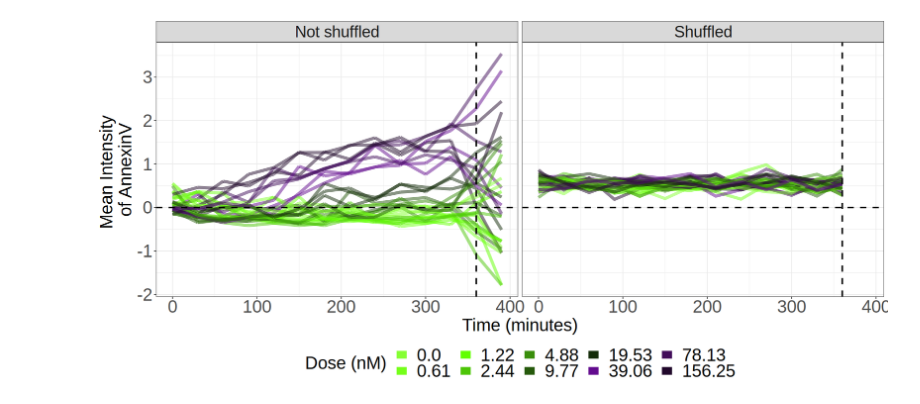
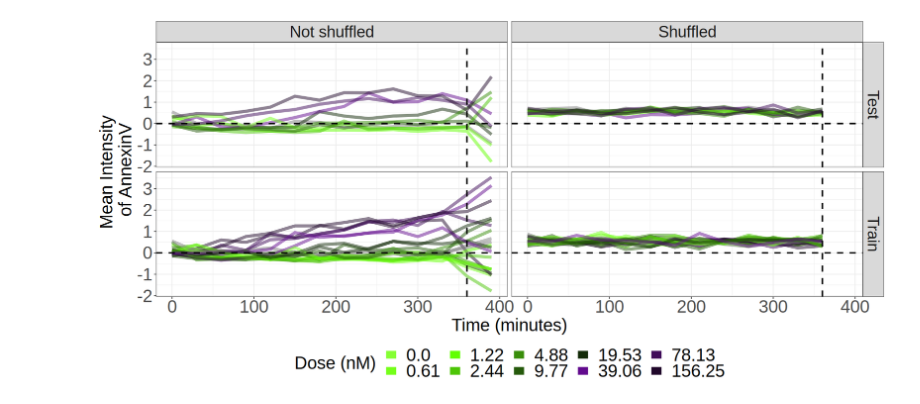
Before and after one commit to WayScience/live_cell_timelapse_apoptosis_analysis, a Jupyter notebook: 5.bulk_timelapse_model/notebooks/4.plot_results.ipynb, the cells around one changed output. Cells and saved outputs as stored; diff of their text form; code cells hidden in the pictures.

Commit message:
adding figures

```diff
--- a/5.bulk_timelapse_model/notebooks/4.plot_results.ipynb
+++ b/5.bulk_timelapse_model/notebooks/4.plot_results.ipynb
@@ -52,7 +52,9 @@ actual_results <- actual_results %>%
 
 columns_to_keep <- colnames(actual_results)
 
+
+
 results_file_path <- file.path("../results/predicted_terminal_profiles_from_all_time_points.parquet")
 results <- arrow::read_parquet(results_file_path)
 
-results <- results[, colnames(results) %in% columns_to_keep]
+subset_results <- results[, colnames(results) %in% columns_to_keep]
@@ -59,14 +67,15 @@ results <- results[, colnames(results) %in% columns_to_keep]
 # %%
 
 # merge the two dataframes on the columns "Metadata_Time" and "Metadata_dose" Metadata_Well
-merged_results <- rbind(actual_results, results)
+merged_results <- rbind(actual_results, subset_results)
 merged_results$Metadata_Time <- as.numeric(merged_results$Metadata_Time) * 30
 merged_results$shuffled <- gsub("TRUE", "Shuffled", merged_results$shuffled)
 merged_results$shuffled <- gsub("FALSE", "Not shuffled", merged_results$shuffled)
+merged_results$Metadata_dose <- as.numeric(merged_results$Metadata_dose)
 merged_results$Metadata_dose <- factor(
     merged_results$Metadata_dose,
     levels = c(
-        '0.0',
+        '0',
         '0.61',
         '1.22',
         '2.44',
@@ -78,5 +87,3 @@ merged_results$Metadata_dose <- factor(
         '156.25'
     )
 )
-print(dim(merged_results))
-head(merged_results)
@@ -94,2 +90,15 @@ A tibble: 6 × 15
+# %%
+
+# map the train_test to the merged data
+train_test_df <- results %>%
+  select(Metadata_Well, Metadata_data_split) %>%
+  distinct() %>%
+  mutate(Metadata_data_split = gsub("train", "Train", Metadata_data_split)) %>%
+  mutate(Metadata_data_split = gsub("test", "Test", Metadata_data_split)) %>%
+  mutate(Metadata_data_split = gsub("validation", "Validation", Metadata_data_split))
+# map the data split by well to the merged data
+merged_results <- merged_results %>%
+  left_join(train_test_df, by = c("Metadata_Well"))
+merged_results$Metadata_data_split <- gsub("non_Trained_pair", "Train", merged_results$Metadata_data_split)
 # %%
 # get the pca of the results
@@ -238,28 +277,28 @@ A tibble: 6 × 16
 # %%
 # plot the pca
 feature_plot <- (
     ggplot(merged_results, aes(x = Metadata_Time, y = Terminal_Intensity_MeanIntensity_AnnexinV, color = Metadata_dose, group = Group))
     + geom_line(aes(group = Group), alpha = 0.5, size = 2)
     + theme_minimal()
-    + facet_wrap(shuffled ~ .)
+    + facet_grid(Metadata_data_split ~ shuffled)
 
     + geom_vline(xintercept = (30*12), linetype = "dashed", color = "black", size = 1)
     + geom_hline(yintercept = 0, linetype = "dashed", color = "black", size = 1)
 
     + labs(x="Time (minutes)", y="Mean Intensity \nof AnnexinV", color="Dose (nM)")
     + plot_themes
     + scale_color_manual(values = color_pallete_for_dose)
     + guides(color = guide_legend( override.aes = list(size = 5, alpha = 1)))
 
 
 )
 ggsave(
     filename = "../figures/predicted_Terminal_Intensity_MeanIntensity_AnnexinV.png",
     plot = feature_plot,
     width = width,
     height = height,
     dpi = 600
 )
 feature_plot
 # %% [output]
-[figure, old version]
+[figure, new version]
```
Also changed, not shown: parts of 8 cells of this notebook, 9 other files.
